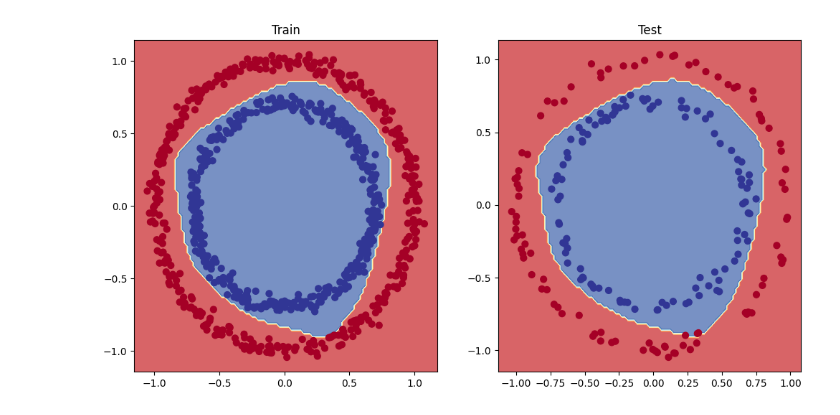
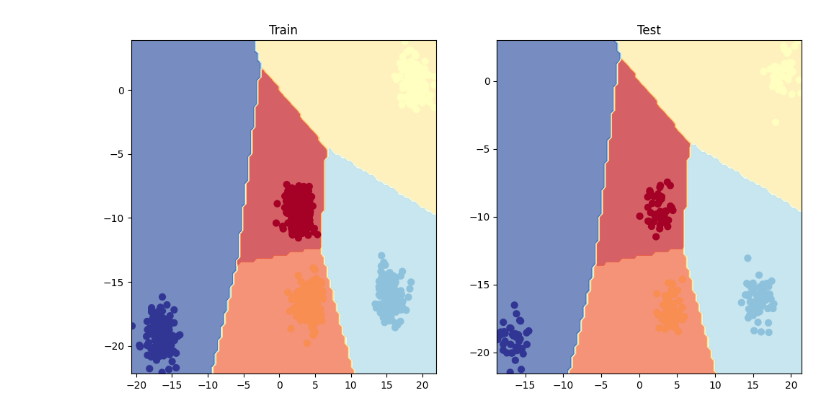
Before and after one commit to Farouq-Jalabie/LearningML, a Jupyter notebook: 02_classification.ipynb, the cells around one changed output. Saved outputs shown, nothing was run; the diff lists cells and outputs as text; code cells hidden in the pictures.

```diff
--- a/02_classification.ipynb
+++ b/02_classification.ipynb
@@ -61,11 +50,9 @@ y_pred_labels.squeeze()[:5], y_test[:5]
 # %%
-#loos_fn = nn.BCELoss() #no sigmoid built in
-loss_fn = nn.BCEWithLogitsLoss() #sigmoid built in
 
-optimizer = torch.optim.Adam(params=model_0.parameters(), lr=0.3)
-
-# Calculate accuracy (a classification metric)
-def accuracy_fn(y_true, y_pred):
+loss_fn = nn.CrossEntropyLoss()
+optimizer = torch.optim.Adam(model_3.parameters(), lr=0.3)
+def accuracy_fn(y_pred, y_true):
     correct = torch.eq(y_true, y_pred).sum().item() # torch.eq() calculates where two tensors are equal
     acc = (correct / len(y_pred)) * 100
     return acc
+#optimizer = torch.optim.Adam(params=model_3.parameters(), lr=0.3)
@@ -124,0 +59,27 @@ Epoch: 210, acc: 100.0, Test acc: 100.0
+# %%
+#Training model
+torch.manual_seed(128)
+
+epochs = 100
+
+for epoch in range(epochs):
+    #Training
+    model_3.train()
+    y_logits = model_3(X_train)
+    y_pred_probs = torch.softmax(y_logits, dim=1)
+    y_pred = y_pred_probs.argmax(dim=1)
+    loss = loss_fn(y_logits, y_train)
+
+    optimizer.zero_grad()
+    loss.backward()
+    optimizer.step()
+
+    #Test
+    model_3.eval()
+    with torch.inference_mode():
+        test_logits = model_3(X_test)
+        test_pred_probs = torch.softmax(test_logits, dim=1)
+        test_pred = test_pred_probs.argmax(dim=1)
+        test_loss = loss_fn(test_logits, y_test)
+    if epoch % 10:
+        print(f"epoch: {epoch}, loss: {loss} {accuracy_fn(y_pred=y_pred, y_true=y_train)}%, test loss: {test_loss} {accuracy_fn(y_pred=test_pred, y_true=y_test)}%")
@@ -125,11 +104,12 @@ Epoch: 210, acc: 100.0, Test acc: 100.0
 # %%
+from helper_functions import plot_decision_boundary
 # Plot decision boundaries for training and test sets
 plt.figure(figsize=(12, 6))
 plt.subplot(1, 2, 1)
 plt.title("Train")
-plot_decision_boundary(model_0, X_train, y_train)
+plot_decision_boundary(model_3, X_train, y_train)
 plt.subplot(1, 2, 2)
 plt.title("Test")
-plot_decision_boundary(model_0, X_test, y_test)
+plot_decision_boundary(model_3, X_test, y_test)
 # %% [output]
-[figure, old version]
+[figure, new version]
```
Also changed, not shown: parts of 7 cells of this notebook, 10 other files.
